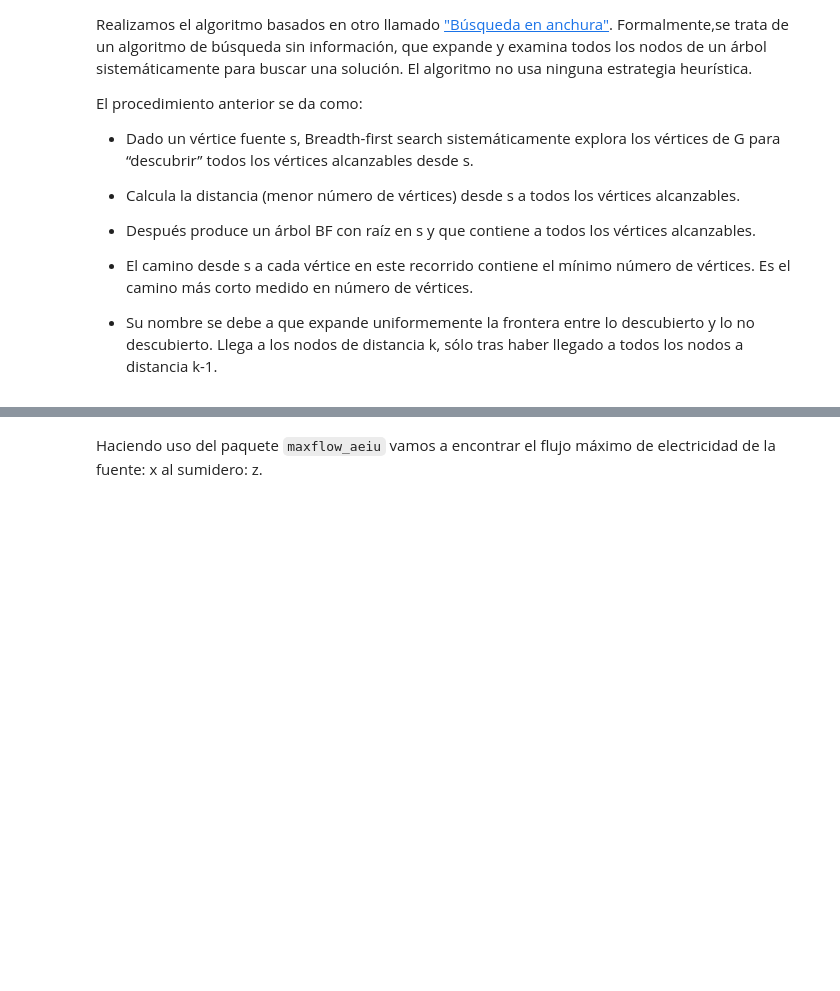
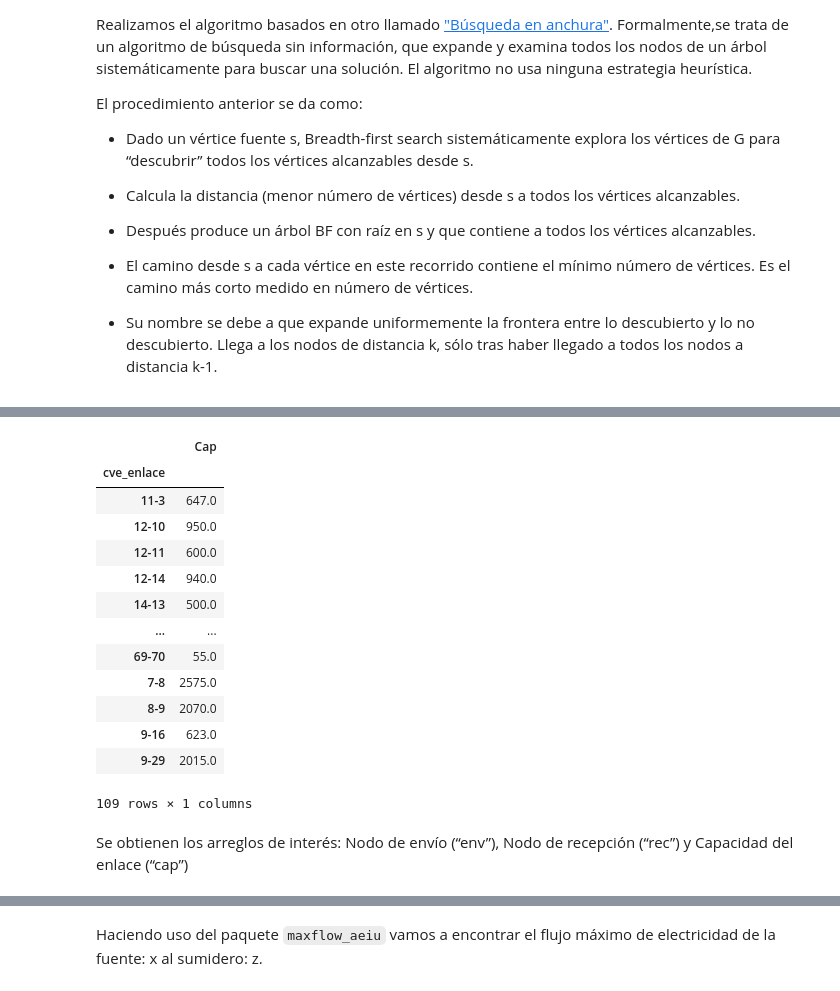
Before and after one commit to optimizacion-2-2022-gh-classroom/practica-1-segunda-parte-LuzVerde23, a Jupyter notebook: reporte_equipo_2_parte_2_practica_1.ipynb, the cells around one changed output, grey strips where cells are left out. Drawn from its saved outputs; the diff is of its cells as text; code cells hidden in the pictures; blank space fills up the shorter version.

```diff
--- a/reporte_equipo_2_parte_2_practica_1.ipynb
+++ b/reporte_equipo_2_parte_2_practica_1.ipynb
@@ -217,0 +186,3 @@ array([  0. ,   0. ,   0. ,   0. ,   0. ,   0. ,   0. ,   0. ,   0. ,
+# %%
+red['Cap'] = red['Cap'].str.replace(',','').astype(float)
+red['Cap']
@@ -217,0 +209,21 @@ array([  0. ,   0. ,   0. ,   0. ,   0. ,   0. ,   0. ,   0. ,   0. ,
+# %%
+red['cve_enlace'] = red['Num_env'].map(str) + "-" + red['Num_rec'].map(str)
+suma = red[['Cap','cve_enlace']].groupby(['cve_enlace']).aggregate(np.sum)
+suma
+# %% [output]
+|  | Cap |
+| cve_enlace |  |
+| 11-3 | 647.0 |
+| 12-10 | 950.0 |
+| 12-11 | 600.0 |
+| 12-14 | 940.0 |
+| 14-13 | 500.0 |
+| ... | ... |
+| 69-70 | 55.0 |
+| 7-8 | 2575.0 |
+| 8-9 | 2070.0 |
+| 9-16 | 623.0 |
+| 9-29 | 2015.0 |
+109 rows × 1 columns
+# %% [markdown]
+Se obtienen los arreglos de interés: Nodo de envío (“env”), Nodo de recepción (“rec”) y Capacidad del enlace (“cap”)
```
Also changed, not shown: parts of 34 cells of this notebook.
